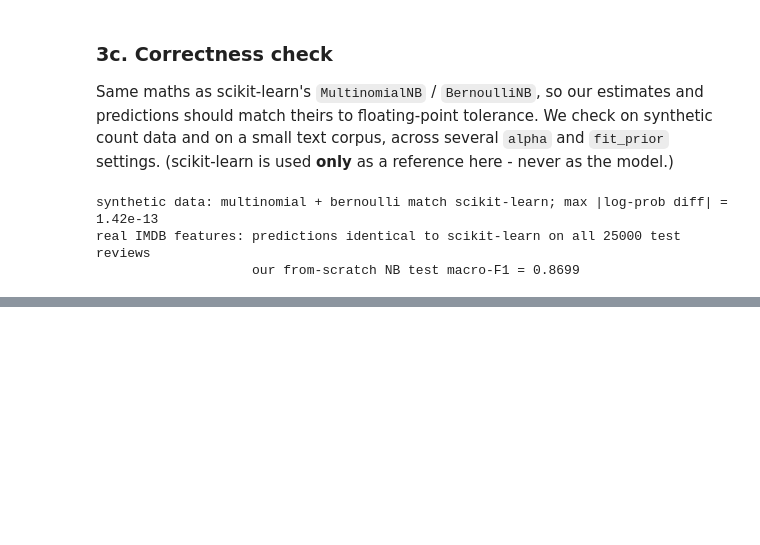
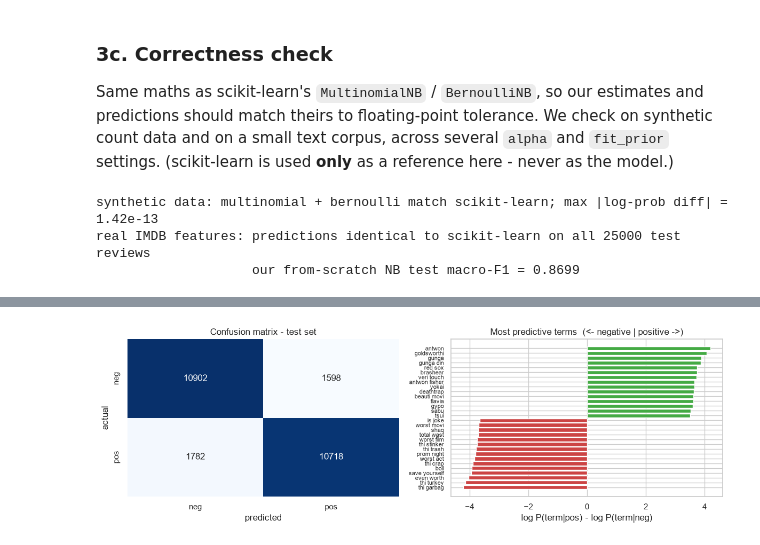
Before and after one commit to Tomer-Raz/machine-learning-hit, a Jupyter notebook: notebook.ipynb, the cells around one changed output, grey strips where cells are left out. Drawn from its saved outputs; the diff is of its cells as text; code cells hidden in the pictures; blank space fills up the shorter version.

```diff
--- a/notebook.ipynb
+++ b/notebook.ipynb
@@ -605,0 +830,12 @@ real IMDB features: predictions identical to scikit-learn on all 25000 test revi
+# %%
+final_vec = build_vectorizer(**WIN_FE)
+X_train_final = final_vec.fit_transform(df_train["review"])
+X_test_final = final_vec.transform(df_test["review"])
+final_clf = NaiveBayesTextClassifier(**WIN_NB).fit(X_train_final, ytr)
+
+print("re-fit on all %d training reviews" % X_train_final.shape[0])
+print("  features   :", WIN_FE)
+print("  model      :", WIN_NB)
+print("  vocabulary :", len(final_vec.vocabulary_))
+print("  training macro-F1 (resubstitution) : %.4f" % score(ytr, final_clf.predict(X_train_final)))
+print("  cross-validated macro-F1 (Part 6a) : %.4f" % WIN_CV)
@@ -605,0 +928,10 @@ real IMDB features: predictions identical to scikit-learn on all 25000 test revi
+# %%
+test_pred = final_clf.predict(X_test_final)
+test_pp = final_clf.predict_proba(X_test_final)[:, 1]
+name = {0: "neg", 1: "pos"}
+pd.DataFrame({
+    "review (first 90 chars)": df_test["review"].str[:90] + "...",
+    "actual": [name[v] for v in yte[:len(df_test)]],
+    "predicted": [name[v] for v in test_pred],
+    "P(pos)": test_pp.round(3),
+}).head()
@@ -605,0 +967,20 @@ real IMDB features: predictions identical to scikit-learn on all 25000 test revi
+# %%
+cm = confusion_matrix(yte, test_pred)
+fig, ax = plt.subplots(1, 2, figsize=(12, 4))
+sns.heatmap(cm, annot=True, fmt="d", cmap="Blues", cbar=False,
+            xticklabels=["neg", "pos"], yticklabels=["neg", "pos"], ax=ax[0])
+ax[0].set_xlabel("predicted"); ax[0].set_ylabel("actual"); ax[0].set_title("Confusion matrix - test set")
+
+# most predictive terms per class, by log-likelihood ratio
+llr = final_clf.feature_log_prob_[1] - final_clf.feature_log_prob_[0]
+vocab = np.array(final_vec.get_feature_names_out())
+k = 15
+idx = np.concatenate([np.argsort(llr)[:k], np.argsort(llr)[-k:]])
+colors = ["#cc4444"] * k + ["#44aa44"] * k
+ax[1].barh(range(2 * k), llr[idx], color=colors)
+ax[1].set_yticks(range(2 * k)); ax[1].set_yticklabels(vocab[idx], fontsize=8)
+ax[1].set_title("Most predictive terms  (<- negative | positive ->)")
+ax[1].set_xlabel("log P(term|pos) - log P(term|neg)")
+plt.tight_layout(); plt.show()
+# %% [output]
+[figure, added]
```
Also changed, not shown: parts of 25 cells of this notebook, 1 other file.
